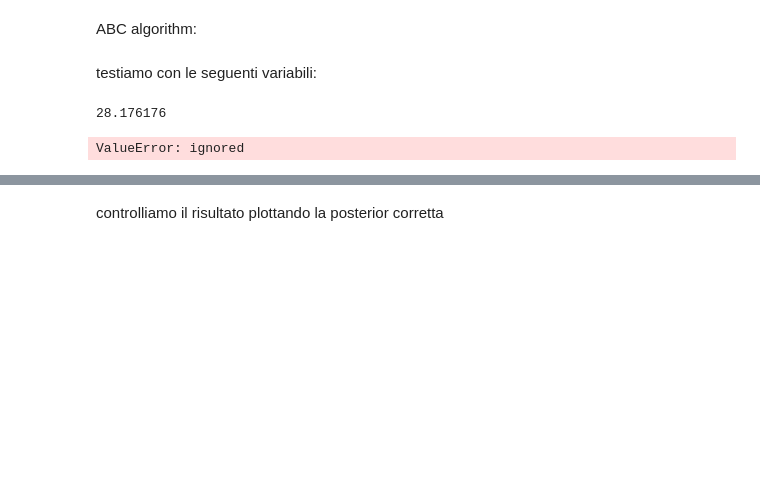
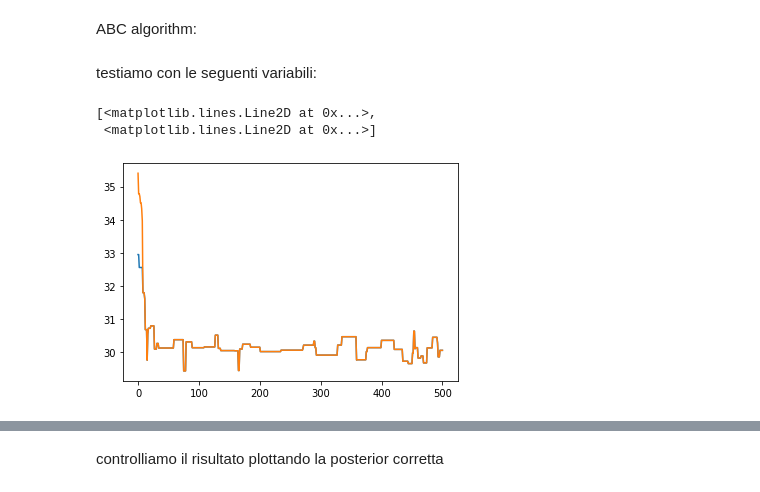
Before and after one commit to FrancescaDiFilippo/PROGETTO_BAYESIAN, a Jupyter notebook: ABC+coupling_VarianzaIncognita_independence.ipynb, the cells around one changed output, grey strips where cells are left out. Cells and saved outputs as stored; diff of their text form; code cells hidden in the pictures; blank space fills up the shorter version.

```diff
--- a/ABC+coupling_VarianzaIncognita_independence.ipynb
+++ b/ABC+coupling_VarianzaIncognita_independence.ipynb
@@ -138,7 +137,7 @@ def maximal_coupling_tau(x,y):
 
       current_x = x
       current_y = y
-      proposed_x = proposal_tau(current_x)
+      proposed_x = proposal_tau(current_x).sample()
       pX = proposal_tau(current_x).prob(proposed_x)
       w = tfd.Uniform(0,1).sample()*pX
       qX = proposal_tau(current_y).prob(proposed_x)
@@ -148,7 +147,7 @@ def maximal_coupling_tau(x,y):
       else:
           t = True
           while t == True:
-                proposed_y = proposal_tau(current_x)
+                proposed_y = proposal_tau(current_x).sample()
                 qY =  proposal_tau(current_y).prob(proposed_y)
                 w =  tfd.Uniform(0,1).sample()*qY
                 pY = proposal_tau(current_x).prob(proposed_y)
@@ -279,7 +278,13 @@ mu_obs = 30
 tau_obs = 0.5
 y_obs = tfp.distributions.Normal(mu_obs,np.sqrt(1/tau_obs)).sample(100)
 # %%
-provamux, provamuy, provataux, provatauy = abc_algo (1000, S2, y_obs, 0.2)
+provamux, provamuy, provataux, provatauy = abc_algo (500, S2, y_obs, 0.5)
-# %% [output]
-28.176176
-ValueError: ignored
+# %%
+mu_coupled = []
+for i in range(len(provamux)):
+  mu_coupled.append([provamux[i],provamuy[i]])
+plt.plot(mu_coupled)
+# %% [output]
+[<matplotlib.lines.Line2D at 0x...>,
+ <matplotlib.lines.Line2D at 0x...>]
+[figure, added]
```
Also changed, not shown: parts of 8 cells of this notebook.
